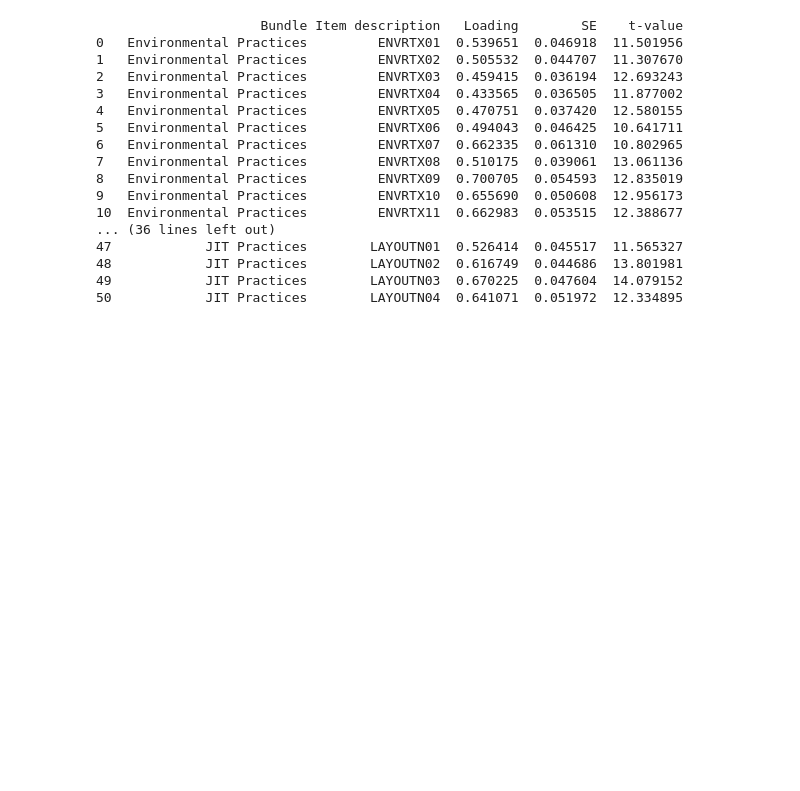
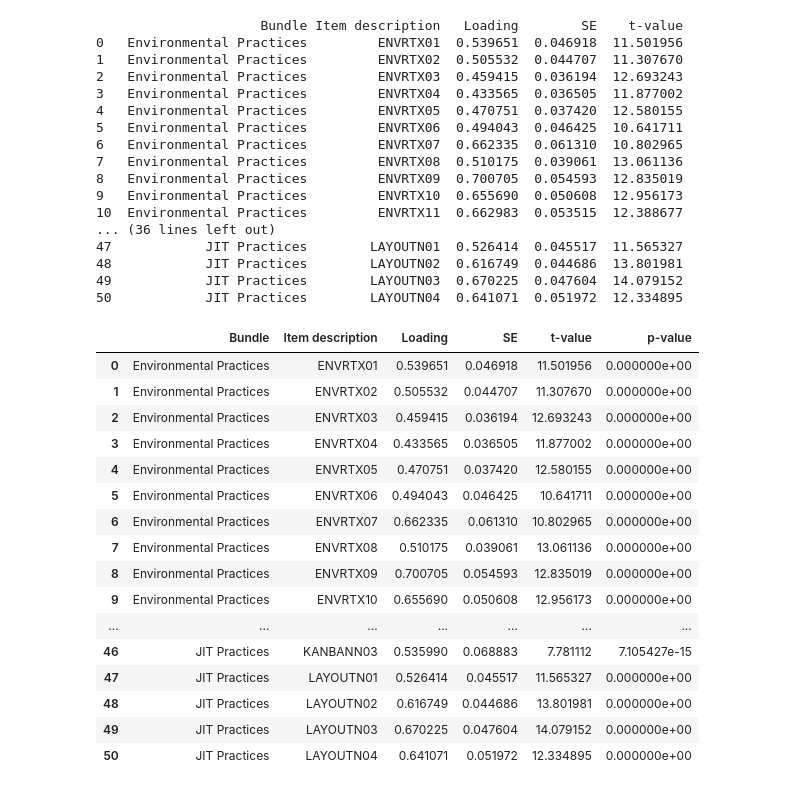
Before and after one commit to johnmalcolm/hpm, a Jupyter notebook: notebooks/exploratory/03_confirmatory_factor_analysis.ipynb, the cells around one changed output. Saved outputs shown, nothing was run; the diff lists cells and outputs as text; code cells hidden in the pictures; blank space fills up the shorter version.

```diff
--- a/notebooks/exploratory/03_confirmatory_factor_analysis.ipynb
+++ b/notebooks/exploratory/03_confirmatory_factor_analysis.ipynb
@@ -215,0 +213,26 @@ results_df.to_csv(OUTPUT_PATH + '/cfa_ep_jit.csv', index=False)
+# %%
+# Compute p-values from t-values
+p_values = [2 * (1 - norm.cdf(abs(t))) for t in data['t-value']]  # Two-tailed test
+
+# Add p-values to the results dataframe
+results_df['p-value'] = p_values
+
+results_df
+# %% [output]
+|  | Bundle | Item description | Loading | SE | t-value | p-value |
+| 0 | Environmental Practices | ENVRTX01 | 0.539651 | 0.046918 | 11.501956 | 0.000000e+00 |
+| 1 | Environmental Practices | ENVRTX02 | 0.505532 | 0.044707 | 11.307670 | 0.000000e+00 |
+| 2 | Environmental Practices | ENVRTX03 | 0.459415 | 0.036194 | 12.693243 | 0.000000e+00 |
+| 3 | Environmental Practices | ENVRTX04 | 0.433565 | 0.036505 | 11.877002 | 0.000000e+00 |
+| 4 | Environmental Practices | ENVRTX05 | 0.470751 | 0.037420 | 12.580155 | 0.000000e+00 |
+| 5 | Environmental Practices | ENVRTX06 | 0.494043 | 0.046425 | 10.641711 | 0.000000e+00 |
+| 6 | Environmental Practices | ENVRTX07 | 0.662335 | 0.061310 | 10.802965 | 0.000000e+00 |
+| 7 | Environmental Practices | ENVRTX08 | 0.510175 | 0.039061 | 13.061136 | 0.000000e+00 |
+| 8 | Environmental Practices | ENVRTX09 | 0.700705 | 0.054593 | 12.835019 | 0.000000e+00 |
+| 9 | Environmental Practices | ENVRTX10 | 0.655690 | 0.050608 | 12.956173 | 0.000000e+00 |
+| ... | ... | ... | ... | ... | ... | ... |
+| 46 | JIT Practices | KANBANN03 | 0.535990 | 0.068883 | 7.781112 | 7.105427e-15 |
+| 47 | JIT Practices | LAYOUTN01 | 0.526414 | 0.045517 | 11.565327 | 0.000000e+00 |
+| 48 | JIT Practices | LAYOUTN02 | 0.616749 | 0.044686 | 13.801981 | 0.000000e+00 |
+| 49 | JIT Practices | LAYOUTN03 | 0.670225 | 0.047604 | 14.079152 | 0.000000e+00 |
+| 50 | JIT Practices | LAYOUTN04 | 0.641071 | 0.051972 | 12.334895 | 0.000000e+00 |
```
Also changed, not shown: parts of 1 cell of this notebook.
